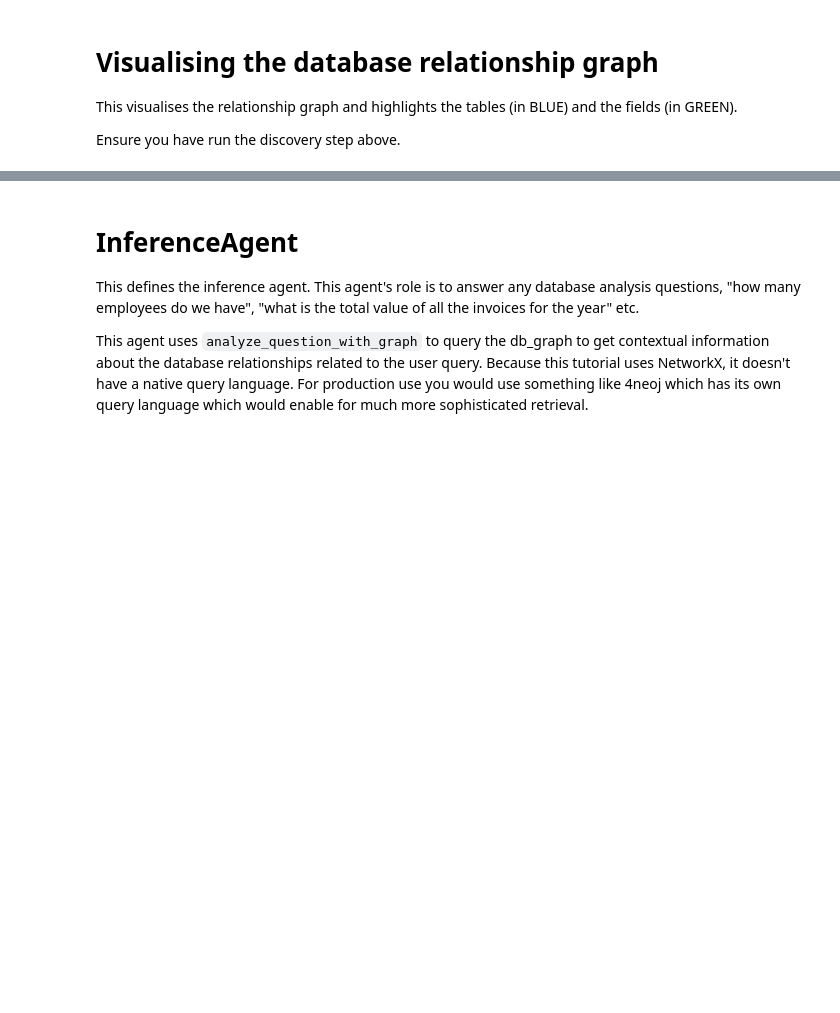
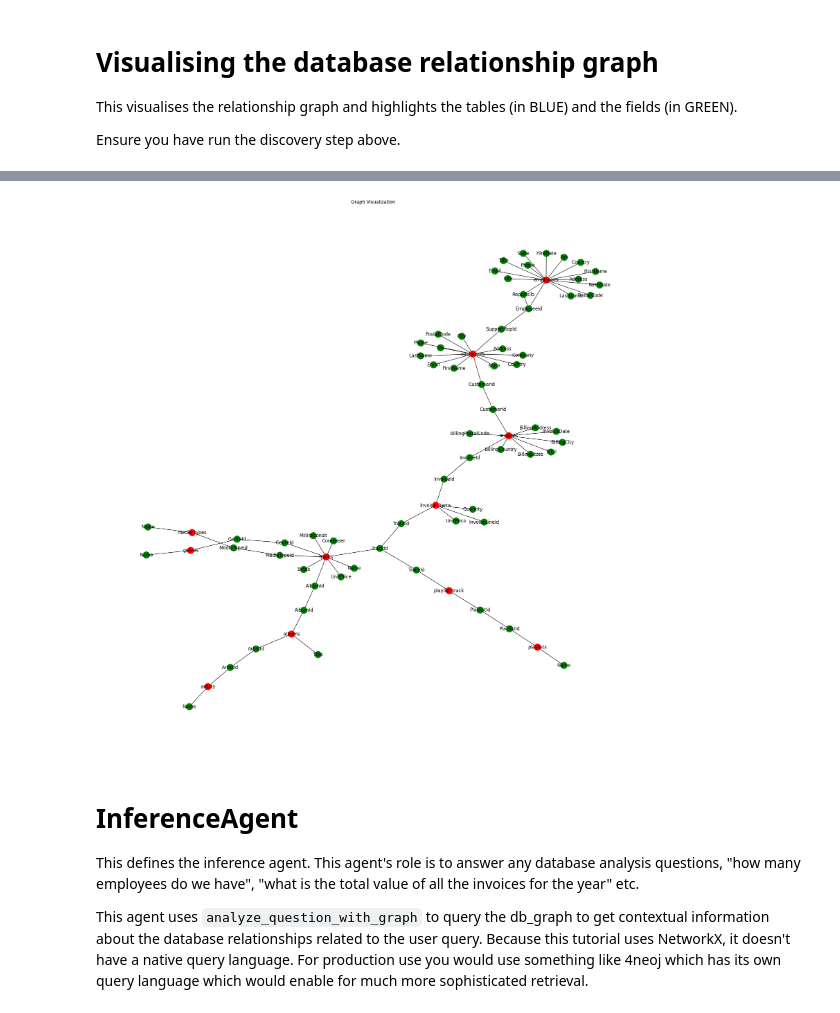
Before and after one commit to NirDiamant/GenAI_Agents, a Jupyter notebook: all_agents_tutorials/database_discovery_fleet.ipynb, the cells around one changed output, grey strips where cells are left out. Drawn from its saved outputs; the diff is of its cells as text; code cells hidden in the pictures; blank space fills up the shorter version.

Commit message:
Updated the code to visualise the graph

```diff
--- a/all_agents_tutorials/database_discovery_fleet.ipynb
+++ b/all_agents_tutorials/database_discovery_fleet.ipynb
@@ -424,3 +339,39 @@ visualize_graph_simple(G, "Database Schema")
+# %%
+import matplotlib.pyplot as plt
+import networkx as nx
+
+def plot_graph(G, title="Graph Visualization"):
+    """Plot a NetworkX graph with specific colors for tables and fields."""
+    # Create labels dictionary
+    labels = {}
+    for node in G.nodes():
+        if 'tableName' in G.nodes[node]:
+            labels[node] = G.nodes[node]['tableName']
+        elif 'columnName' in G.nodes[node]:
+            labels[node] = G.nodes[node]['columnName']
+        else:
+            labels[node] = str(node)
+
+    # Determine node colors based on attributes
+    color_map = []
+    for node in G.nodes():
+        if 'tableName' in G.nodes[node]:
+            color_map.append('red')  # Color for tables
+        elif 'columnName' in G.nodes[node]:
+            color_map.append('green')  # Color for columns
+        else:
+            color_map.append('blue')  # Default color
+
+    # Render the graph using Graphviz layout
+    pos = nx.nx_agraph.graphviz_layout(G, prog='neato')
+    plt.rcParams['figure.figsize'] = [20, 20]
+    nx.draw(G, pos, labels=labels, node_color=color_map, with_labels=True)
+    plt.title(title)
+    plt.show()
+
+plot_graph(G)
+# %% [output]
+[figure, added]
 # %% [markdown]
 # InferenceAgent
 
```
Also changed, not shown: parts of 3 cells of this notebook.
